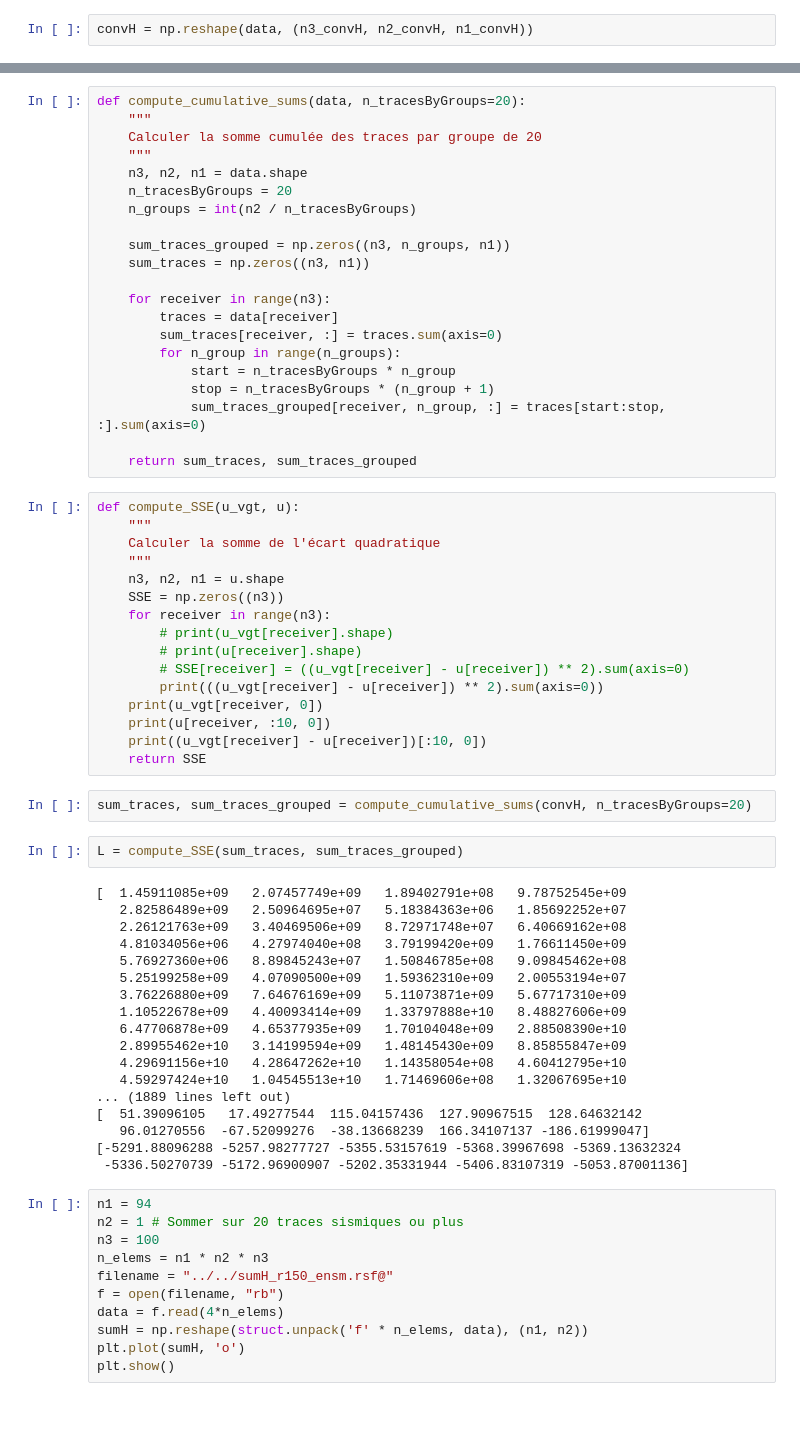
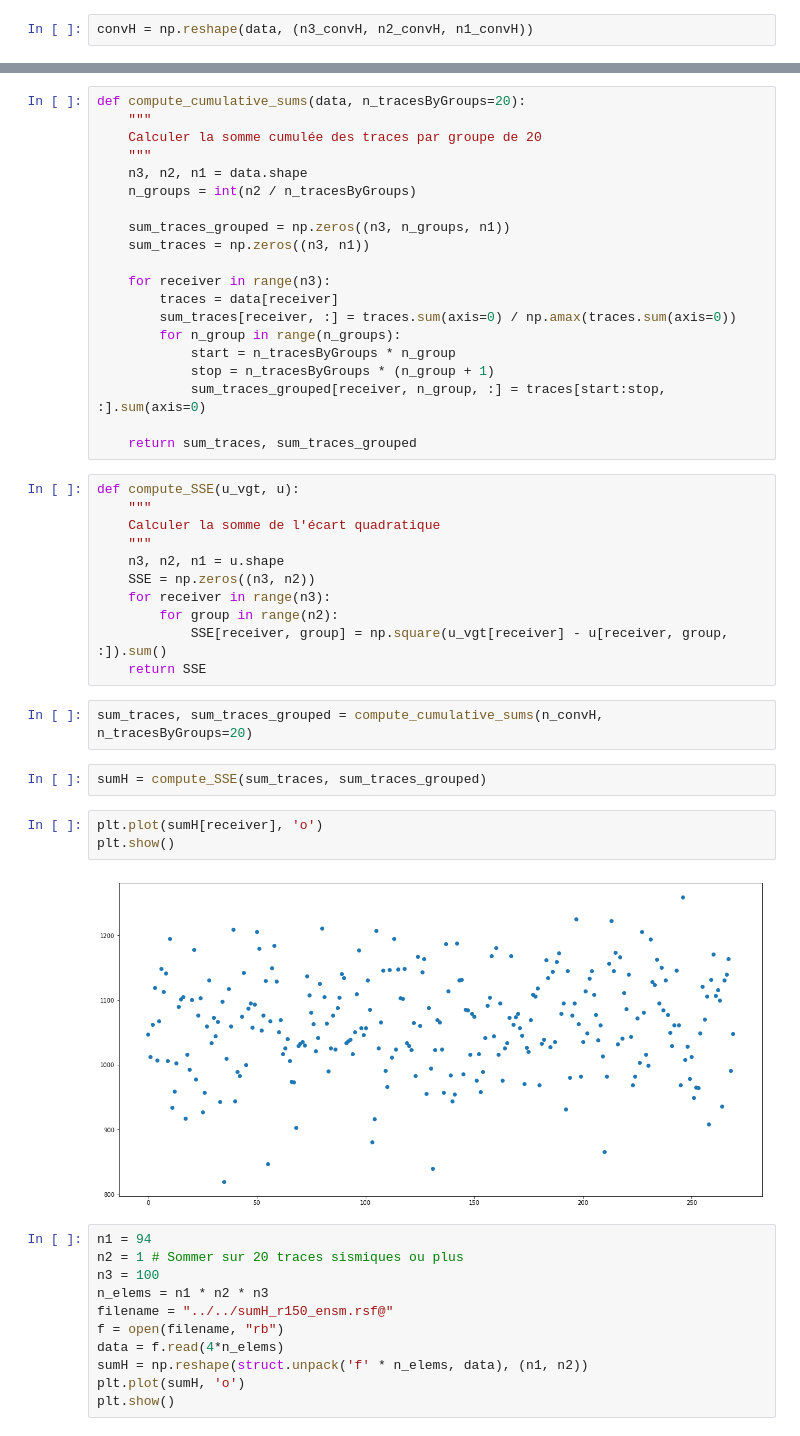
Before and after one commit to Alumet/Hackathon-subsurface, a Jupyter notebook: Détection des sources sismiques.ipynb, the cells around one changed output, grey strips where cells are left out. Drawn from its saved outputs; the diff is of its cells as text.

```diff
--- a/Détection des sources sismiques.ipynb
+++ b/Détection des sources sismiques.ipynb
@@ -47,7 +60,6 @@ def compute_cumulative_sums(data, n_tracesByGroups=20):
     Calculer la somme cumulée des traces par groupe de 20
     """
     n3, n2, n1 = data.shape
-    n_tracesByGroups = 20
     n_groups = int(n2 / n_tracesByGroups)
 
     sum_traces_grouped = np.zeros((n3, n_groups, n1))
@@ -55,7 +67,7 @@ def compute_cumulative_sums(data, n_tracesByGroups=20):
 
     for receiver in range(n3):
         traces = data[receiver]
-        sum_traces[receiver, :] = traces.sum(axis=0)
+        sum_traces[receiver, :] = traces.sum(axis=0) / np.amax(traces.sum(axis=0))
         for n_group in range(n_groups):
             start = n_tracesByGroups * n_group
             stop = n_tracesByGroups * (n_group + 1)
@@ -68,38 +80,20 @@ def compute_SSE(u_vgt, u):
     Calculer la somme de l'écart quadratique
     """
     n3, n2, n1 = u.shape
-    SSE = np.zeros((n3))
+    SSE = np.zeros((n3, n2))
     for receiver in range(n3):
-        # print(u_vgt[receiver].shape)
-        # print(u[receiver].shape)
-        # SSE[receiver] = ((u_vgt[receiver] - u[receiver]) ** 2).sum(axis=0)
-        print(((u_vgt[receiver] - u[receiver]) ** 2).sum(axis=0))
-    print(u_vgt[receiver, 0])
-    print(u[receiver, :10, 0])
-    print((u_vgt[receiver] - u[receiver])[:10, 0])
+        for group in range(n2):
+            SSE[receiver, group] = np.square(u_vgt[receiver] - u[receiver, group, :]).sum()
     return SSE
 # %%
-sum_traces, sum_traces_grouped = compute_cumulative_sums(convH, n_tracesByGroups=20)
+sum_traces, sum_traces_grouped = compute_cumulative_sums(n_convH, n_tracesByGroups=20)
 # %%
-L = compute_SSE(sum_traces, sum_traces_grouped)
+sumH = compute_SSE(sum_traces, sum_traces_grouped)
-# %% [output]
-[  1.45911085e+09   2.07457749e+09   1.89402791e+08   9.78752545e+09
-   2.82586489e+09   2.50964695e+07   5.18384363e+06   1.85692252e+07
-   2.26121763e+09   3.40469506e+09   8.72971748e+07   6.40669162e+08
-   4.81034056e+06   4.27974040e+08   3.79199420e+09   1.76611450e+09
-   5.76927360e+06   8.89845243e+07   1.50846785e+08   9.09845462e+08
-   5.25199258e+09   4.07090500e+09   1.59362310e+09   2.00553194e+07
-   3.76226880e+09   7.64676169e+09   5.11073871e+09   5.67717310e+09
-   1.10522678e+09   4.40093414e+09   1.33797888e+10   8.48827606e+09
-   6.47706878e+09   4.65377935e+09   1.70104048e+09   2.88508390e+10
-   2.89955462e+10   3.14199594e+09   1.48145430e+09   8.85855847e+09
-   4.29691156e+10   4.28647262e+10   1.14358054e+08   4.60412795e+10
-   4.59297424e+10   1.04545513e+10   1.71469606e+08   1.32067695e+10
-... (1889 lines left out)
-[  51.39096105   17.49277544  115.04157436  127.90967515  128.64632142
-   96.01270556  -67.52099276  -38.13668239  166.34107137 -186.61999047]
-[-5291.88096288 -5257.98277727 -5355.53157619 -5368.39967698 -5369.13632324
- -5336.50270739 -5172.96900907 -5202.35331944 -5406.83107319 -5053.87001136]
+# %%
+plt.plot(sumH[receiver], 'o')
+plt.show()
+# %% [output]
+[figure, added]
 # %%
 n1 = 94
 n2 = 1 # Sommer sur 20 traces sismiques ou plus
```
Also changed, not shown: parts of 6 cells of this notebook.
